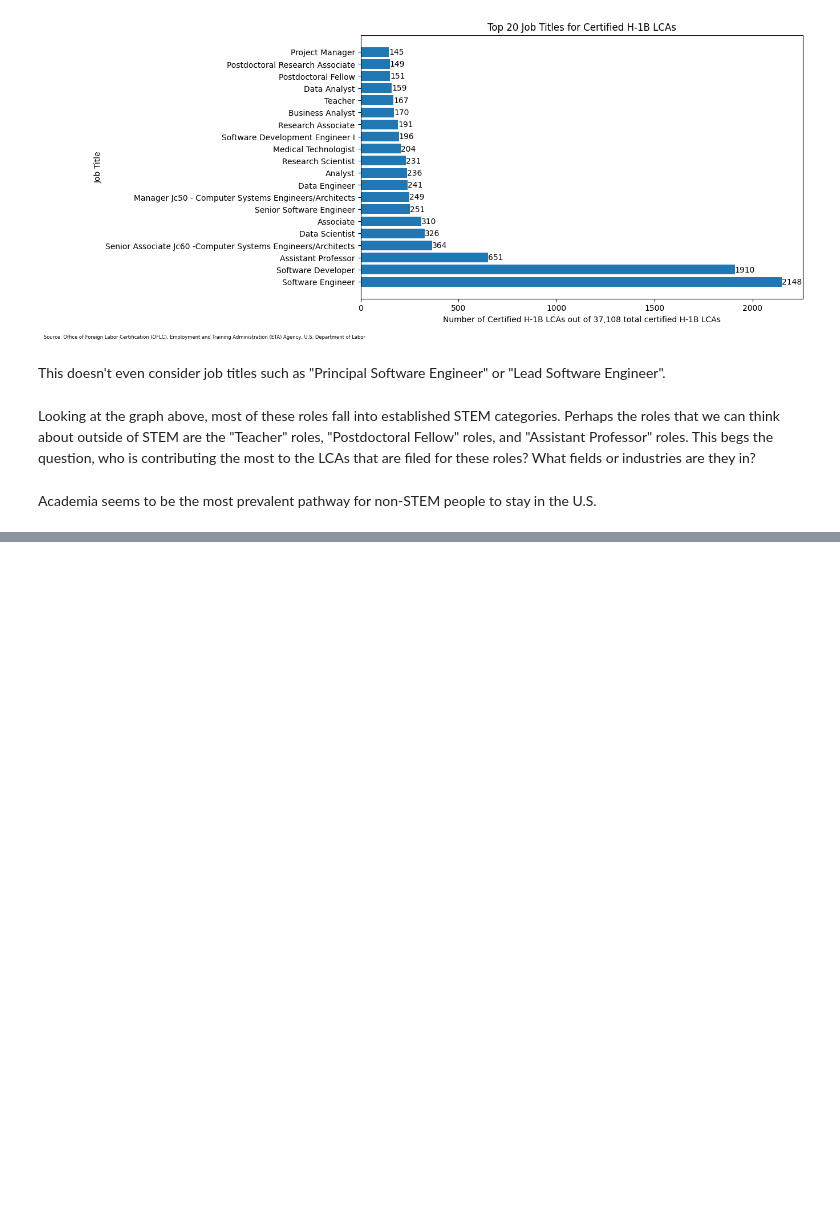
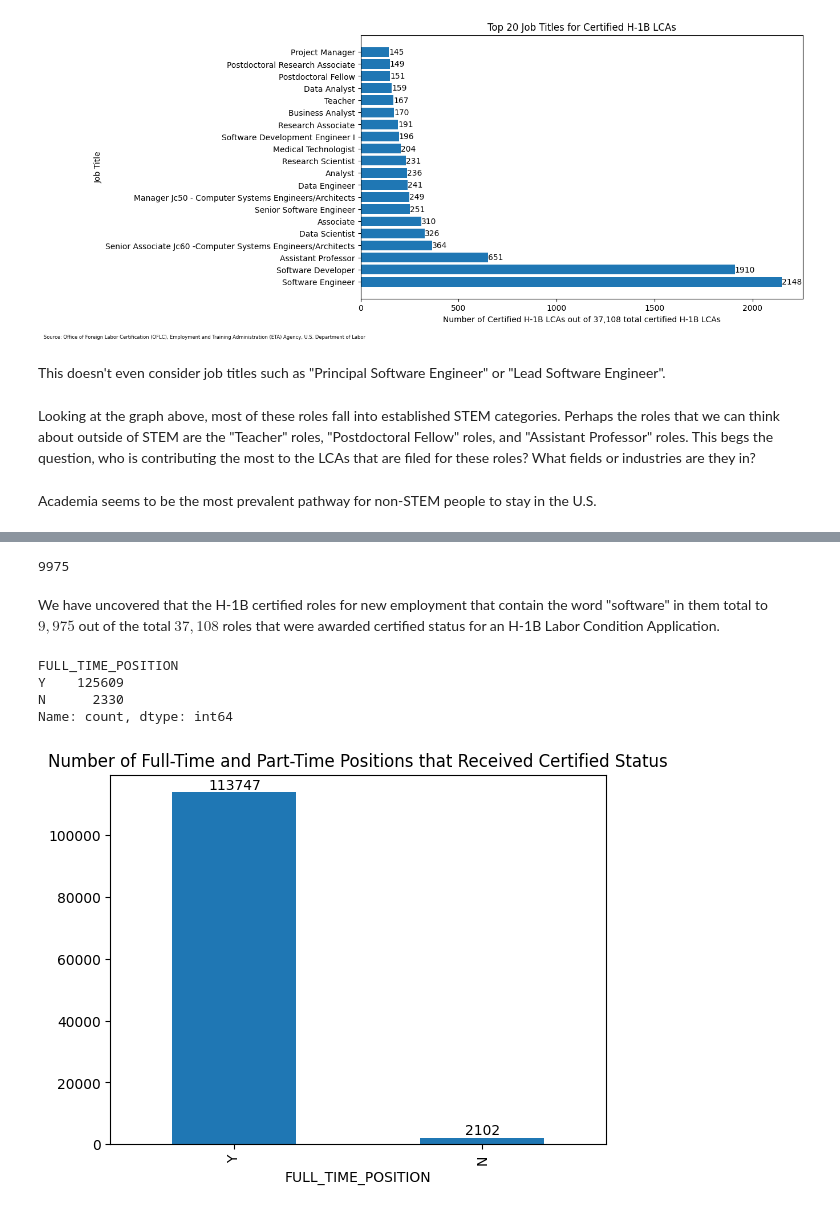
Before and after one commit to Tinashe-04/CareerPalz, a Jupyter notebook: LCA_Disclosure_Data_FY2023_Q4.ipynb, the cells around one changed output, grey strips where cells are left out. Cells and saved outputs as stored; diff of their text form; code cells hidden in the pictures; blank space fills up the shorter version.

Commit message:
Added a visualization for full-time positions

```diff
--- a/LCA_Disclosure_Data_FY2023_Q4.ipynb
+++ b/LCA_Disclosure_Data_FY2023_Q4.ipynb
@@ -780,0 +855,21 @@ Academia seems to be the most prevalent pathway for non-STEM people to stay in t
+# %%
+certified_h1b[certified_h1b['SOC_TITLE'].str.contains('software', case=False)]['SOC_TITLE'].size
+# %% [output]
+9975
+# %% [markdown]
+We have uncovered that the H-1B certified roles for new employment that contain the word "software" in them total to $9,975$ out of the total $37,108$ roles that were awarded certified status for an H-1B Labor Condition Application.
+# %%
+# let's see how many full time positions that were applied for
+data['FULL_TIME_POSITION'].value_counts()
+# %% [output]
+FULL_TIME_POSITION
+Y    125609
+N      2330
+Name: count, dtype: int64
+# %%
+# let's see how many full-time and part-time positions received certified status
+ax = data[data['CASE_STATUS'] == 'Certified']['FULL_TIME_POSITION'].value_counts().plot(kind='bar')
+plt.title('Number of Full-Time and Part-Time Positions that Received Certified Status')
+ax.bar_label(ax.containers[0]);
+# %% [output]
+[figure, added]
```
Also changed, not shown: parts of 8 cells of this notebook.
